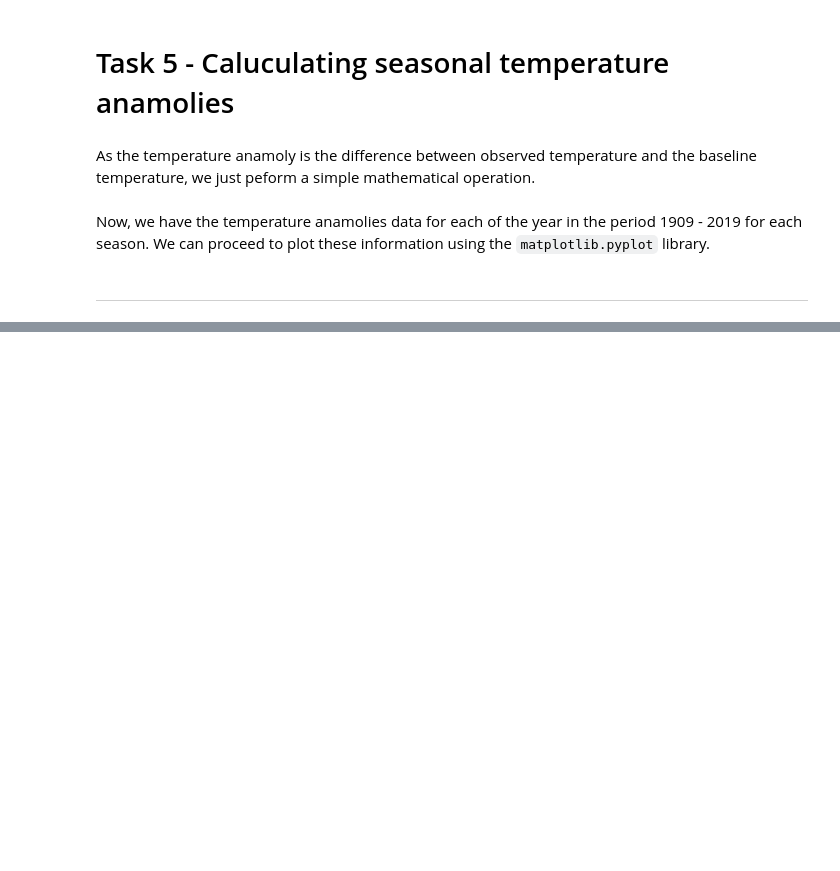
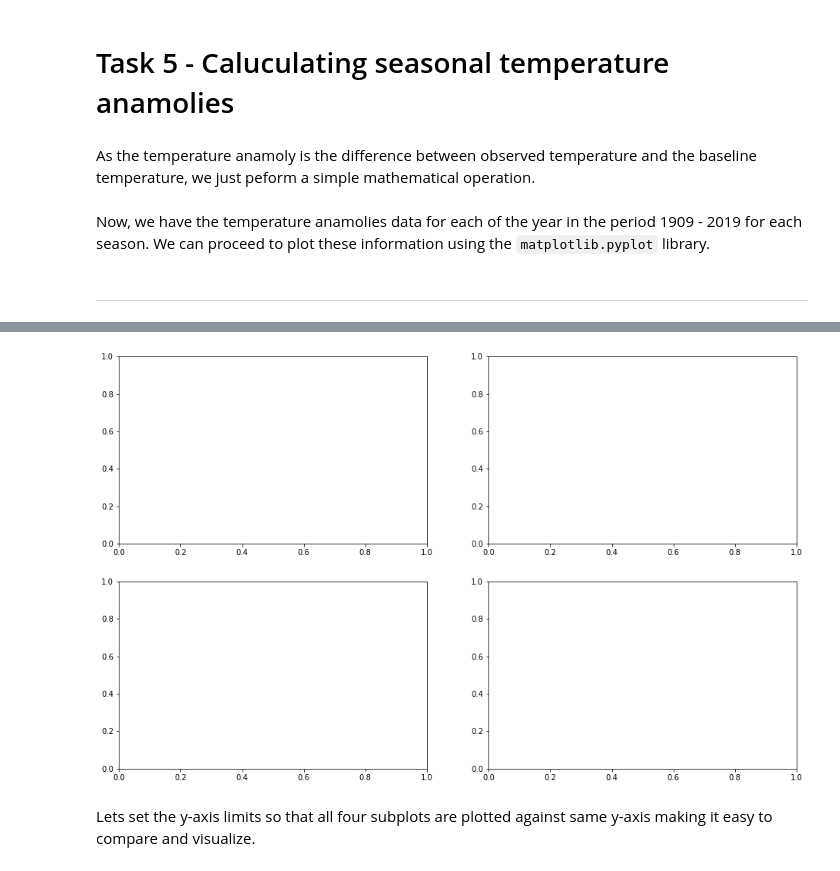
Before and after one commit to saiga143/geopython, a Jupyter notebook: exercise-1/temp_anamolies.ipynb, the cells around one changed output, grey strips where cells are left out. Cells and saved outputs as stored; diff of their text form; code cells hidden in the pictures; blank space fills up the shorter version.

```diff
--- a/exercise-1/temp_anamolies.ipynb
+++ b/exercise-1/temp_anamolies.ipynb
@@ -548,0 +563,14 @@ Now, we have the temperature anamolies data for each of the year in the period 1
+# %%
+#creating empty plots
+fig, axs = plt.subplots(nrows=2, ncols=2, figsize=(16,10));
+axs
+
+#renaming plots axes for ease of use
+ax11 = axs[0][0]
+ax12 = axs[0][1]
+ax21 = axs[1][0]
+ax22 = axs[1][1]
+# %% [output]
+[figure, added]
+# %% [markdown]
+Lets set the y-axis limits so that all four subplots are plotted against same y-axis making it easy to compare and visualize.
```
Also changed, not shown: parts of 6 cells of this notebook.
